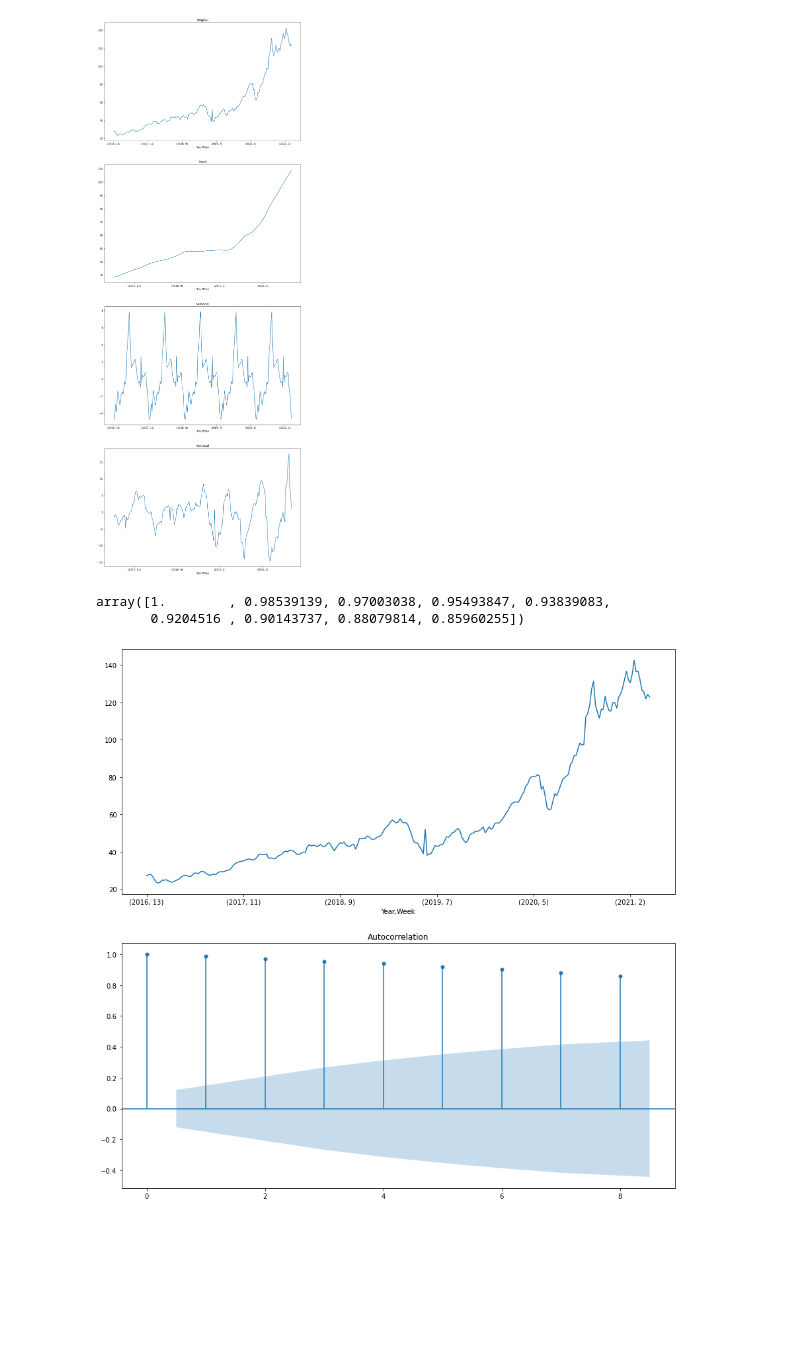
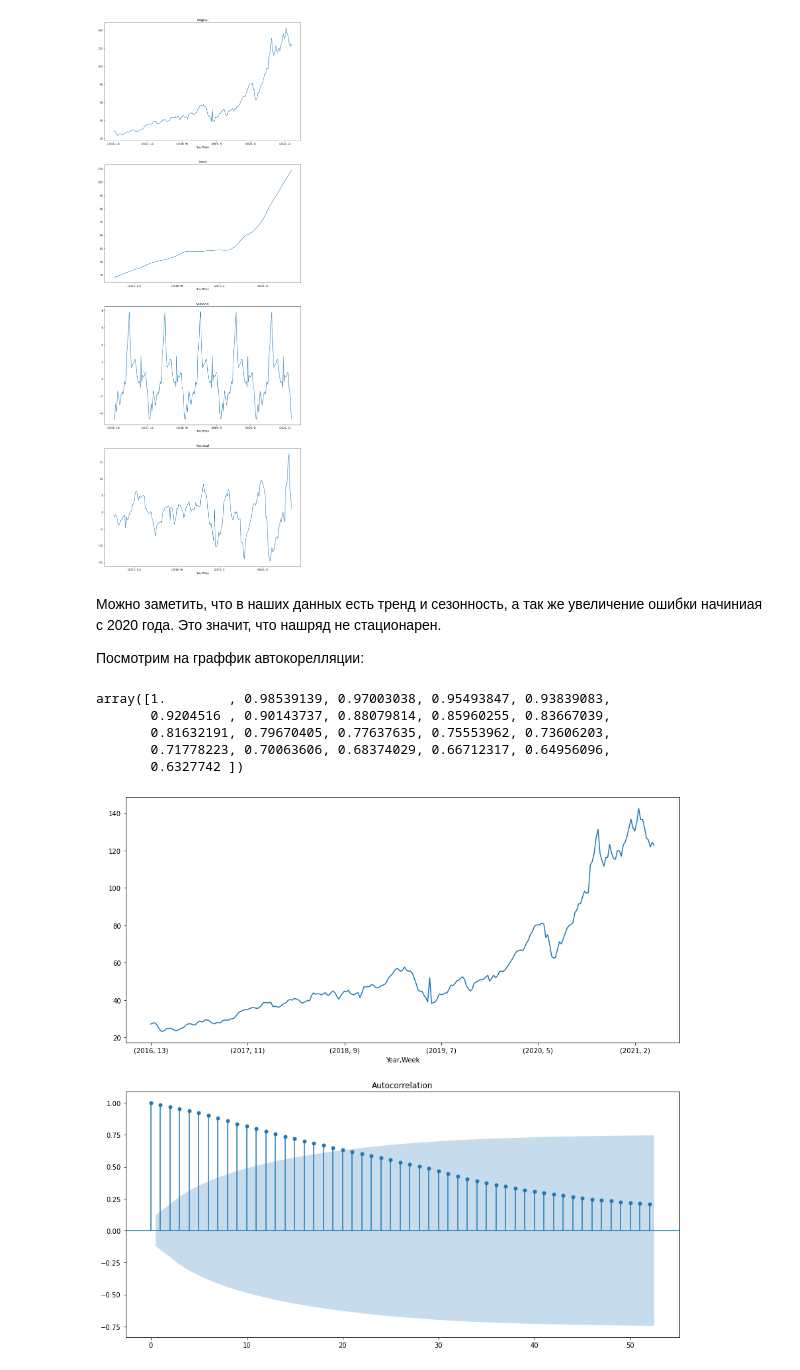
Before and after one commit to iliayar/ITMO, a Jupyter notebook: Term5/da/lab3/Untitled.ipynb, the cells around one changed output. Saved outputs shown, nothing was run; the diff lists cells and outputs as text; code cells hidden in the pictures; blank space fills up the shorter version.

```diff
--- a/Term5/da/lab3/Untitled.ipynb
+++ b/Term5/da/lab3/Untitled.ipynb
@@ -72,3 +82,3 @@ df.head()
 # %%
-df_week = df.groupby(['Year', 'Week']).agg({'Volume': 'sum', 'High': 'mean'})
-df_month = df.groupby(['Year', 'Month']).agg({'Volume': 'sum', 'High': 'mean'})
+df_week = df.groupby(['Year', 'Week']).agg({'High': 'mean'})
+df_month = df.groupby(['Year', 'Month']).agg({'High': 'mean'})
@@ -147,20 +160,27 @@ decompose.resid.plot(ax=ax[3])
 plt.show()
 # %% [output]
 [figure]
+# %% [markdown]
+Можно заметить, что в наших данных есть тренд и сезонность, а так же увеличение ошибки начиниая с 2020 года. Это значит, что нашряд не стационарен.
+
+Посмотрим на граффик автокорелляции:
 # %%
 from statsmodels.tsa.stattools import acf
 from statsmodels.graphics.tsaplots import plot_acf
 # %%
-acf(df['High'], nlags=8, fft=False)
+acf(df['High'], nlags=20, fft=False)
 # %% [output]
 array([1.        , 0.98539139, 0.97003038, 0.95493847, 0.93839083,
-       0.9204516 , 0.90143737, 0.88079814, 0.85960255])
+       0.9204516 , 0.90143737, 0.88079814, 0.85960255, 0.83667039,
+       0.81632191, 0.79670405, 0.77637635, 0.75553962, 0.73606203,
+       0.71778223, 0.70063606, 0.68374029, 0.66712317, 0.64956096,
+       0.6327742 ])
 # %%
 fig, ax = plt.subplots(nrows=2, ncols=1, figsize=(15, 15))
 df['High'].plot(ax=ax[0])
-plot_acf(df['High'], lags=8, ax=ax[1])
+plot_acf(df['High'], lags=52, ax=ax[1])
 plt.show()
 # %% [output]
-[figure, old version]
+[figure, new version]
 # %%
 from statsmodels.tsa.stattools import adfuller
```
Also changed, not shown: parts of 41 cells of this notebook, 2 other files.
